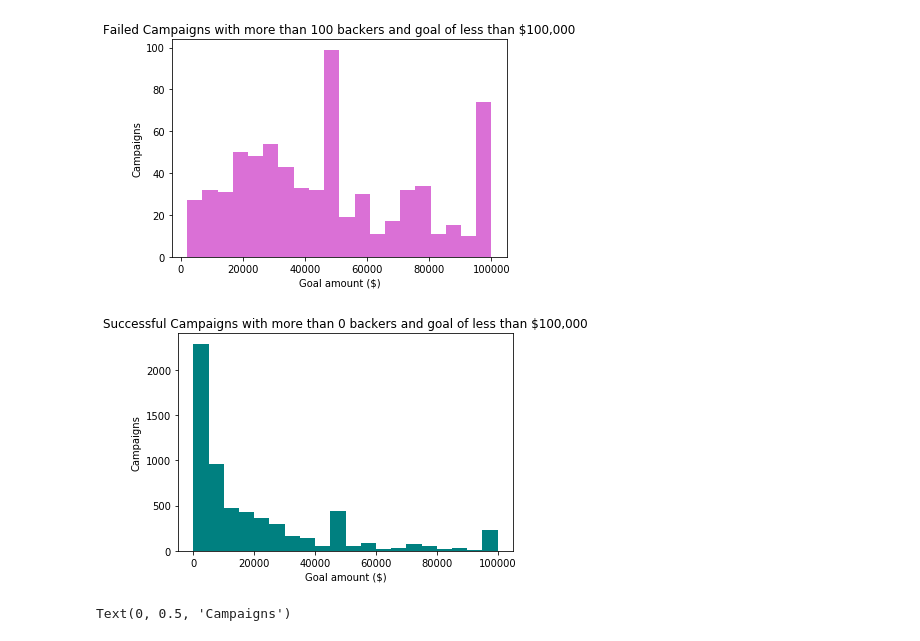
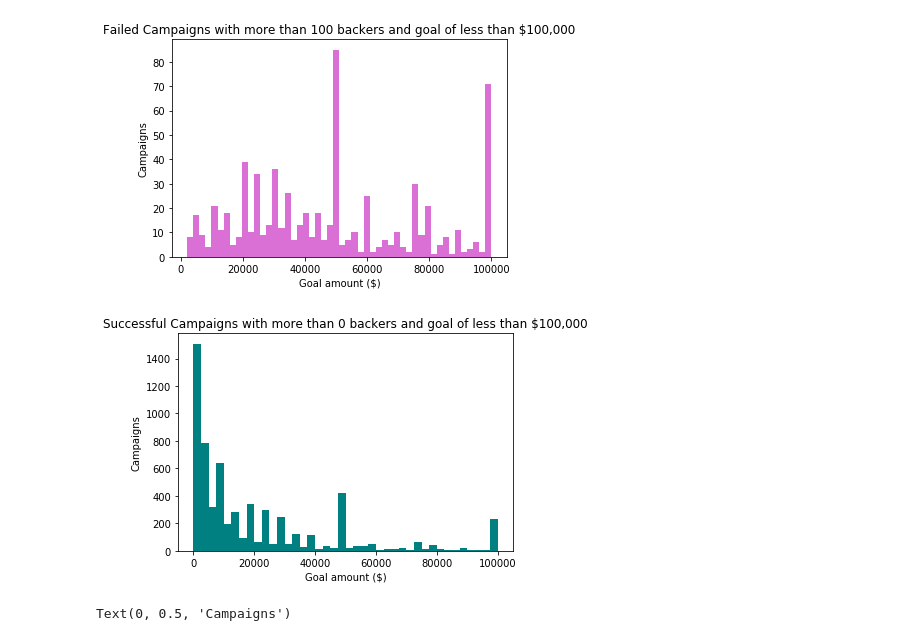
Before and after one commit to kgreengrass/fictional-happiness, a Jupyter notebook: KS tec.ipynb, the cells around one changed output. Drawn from its saved outputs; the diff is of its cells as text; code cells hidden in the pictures.

```diff
--- a/KS tec.ipynb
+++ b/KS tec.ipynb
@@ -50,9 +81,11 @@ df6 = pd.DataFrame({'Backers': tfe1['backers'],'Goal': tfe1['usd_goal_real']})
+# %%
+df6 = pd.DataFrame({'Backers': tfe1['backers'],'Goal': tfe1['usd_goal_real']})
 # %%
-plt.hist([df6['Goal']], color='orchid', bins=20)
+plt.hist([df6['Goal']], color='orchid', bins=50) #spikey one
 plt.xlabel('Goal amount ($)')
 plt.title('Failed Campaigns with more than 100 backers and goal of less than $100,000')
 plt.ylabel('Campaigns')
 plt.show()
 # %% [output]
-[figure, old version]
+[figure, new version]
 # %%
@@ -60,11 +93,11 @@ tse = tecsuc[tecsuc['backers'] >= 1]
 tse1 = tse[tse['usd_goal_real'] <= 100000]
 df7 = pd.DataFrame({'Backers': tse1['backers'],'Goal': tse1['usd_goal_real']})
 # %%
-plt.hist([df7['Goal']], color='teal', bins=20)
+plt.hist([df7['Goal']], color='teal', bins=40)
 plt.xlabel('Goal amount ($)')
 plt.title('Successful Campaigns with more than 0 backers and goal of less than $100,000')
 plt.ylabel('Campaigns')
 plt.show()
 # %% [output]
-[figure, old version]
+[figure, new version]
 # %%
```
Also changed, not shown: parts of 35 cells of this notebook.
